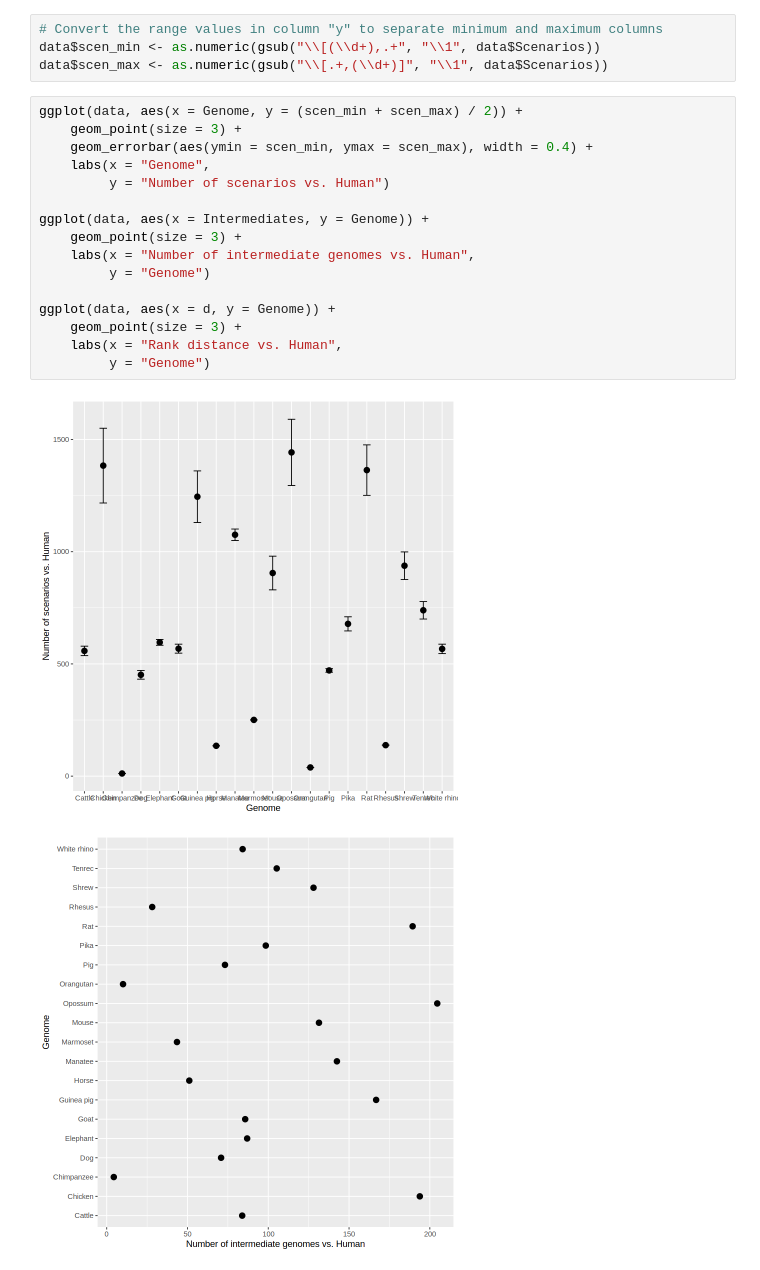
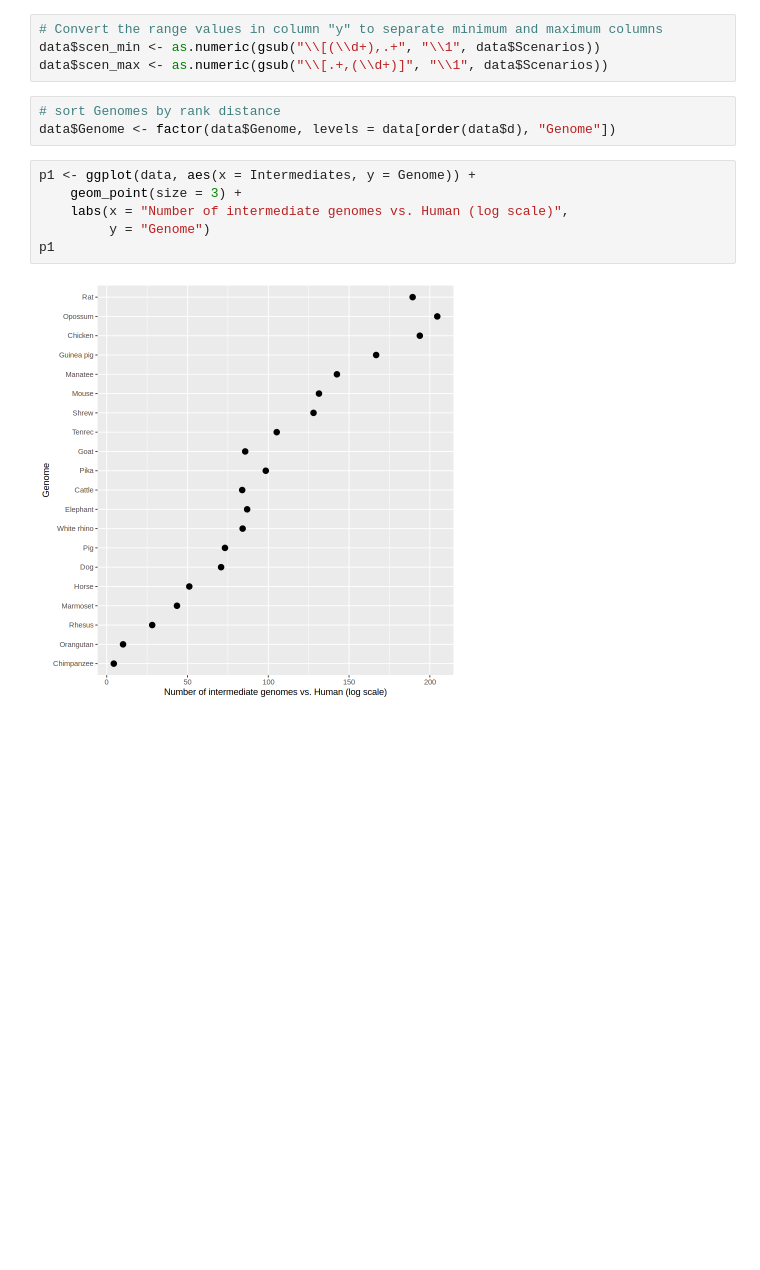
Before and after one commit to meidanis-lab/rank-count, a Jupyter notebook: code/Table_1.ipynb, the cells around one changed output. Drawn from its saved outputs; the diff is of its cells as text; blank space fills up the shorter version.

```diff
--- a/code/Table_1.ipynb
+++ b/code/Table_1.ipynb
@@ -50,22 +50,14 @@ data[6:nrow(data),]["Scenarios"] <- apply(data[6:nrow(data),]["Scenarios"], 1, i
 # Convert the range values in column "y" to separate minimum and maximum columns
 data$scen_min <- as.numeric(gsub("\\[(\\d+),.+", "\\1", data$Scenarios))
 data$scen_max <- as.numeric(gsub("\\[.+,(\\d+)]", "\\1", data$Scenarios))
+# %%
+# sort Genomes by rank distance
+data$Genome <- factor(data$Genome, levels = data[order(data$d), "Genome"])
 # %%
-ggplot(data, aes(x = Genome, y = (scen_min + scen_max) / 2)) +
+p1 <- ggplot(data, aes(x = Intermediates, y = Genome)) +
     geom_point(size = 3) +
-    geom_errorbar(aes(ymin = scen_min, ymax = scen_max), width = 0.4) +
-    labs(x = "Genome",
-         y = "Number of scenarios vs. Human")
-
-ggplot(data, aes(x = Intermediates, y = Genome)) +
-    geom_point(size = 3) +
-    labs(x = "Number of intermediate genomes vs. Human",
+    labs(x = "Number of intermediate genomes vs. Human (log scale)",
          y = "Genome")
-
-ggplot(data, aes(x = d, y = Genome)) +
-    geom_point(size = 3) +
-    labs(x = "Rank distance vs. Human",
-         y = "Genome")
+p1
 # %% [output]
-[figure, old version]
+[figure, new version]
-[figure, removed]
```
Also changed, not shown: parts of 3 cells of this notebook.
